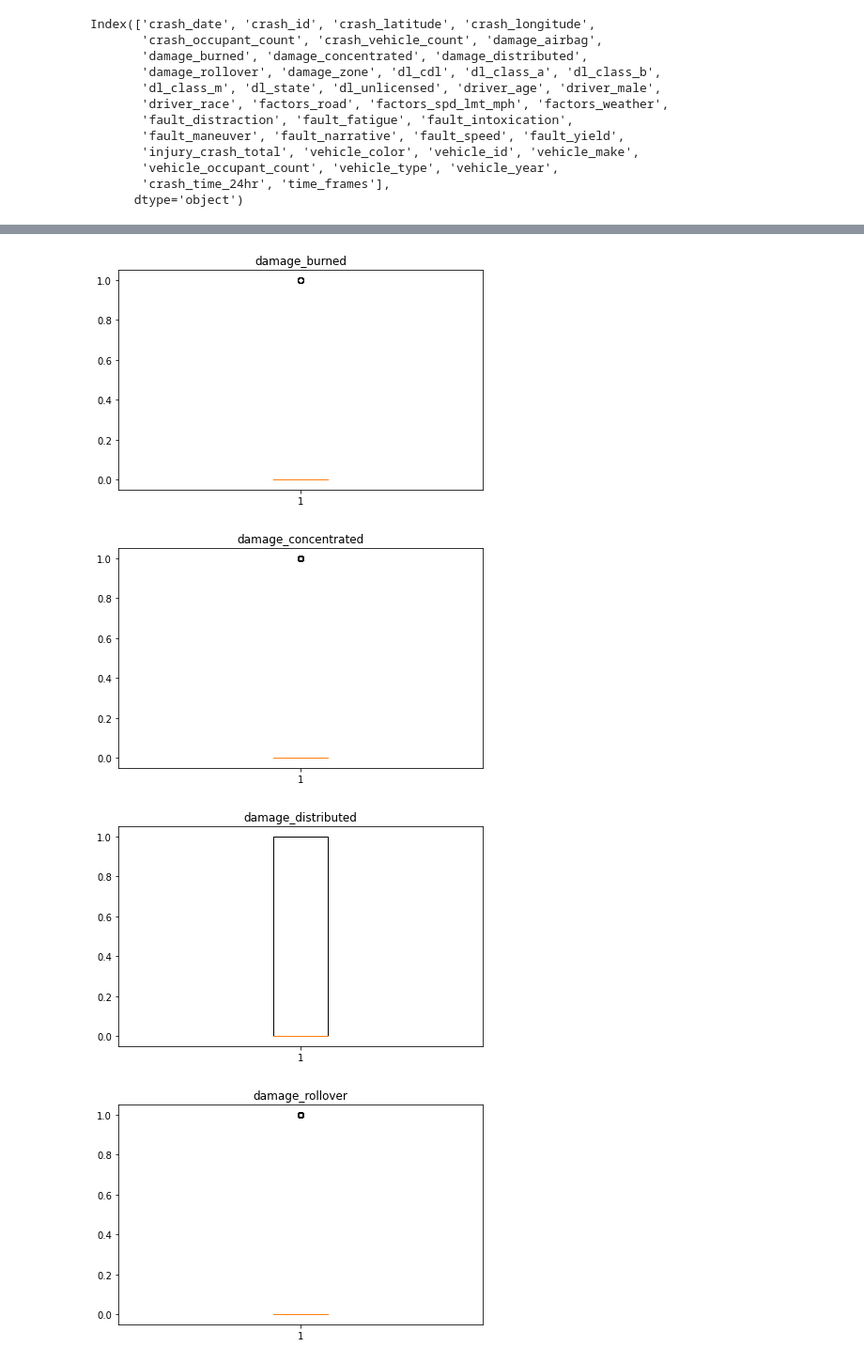
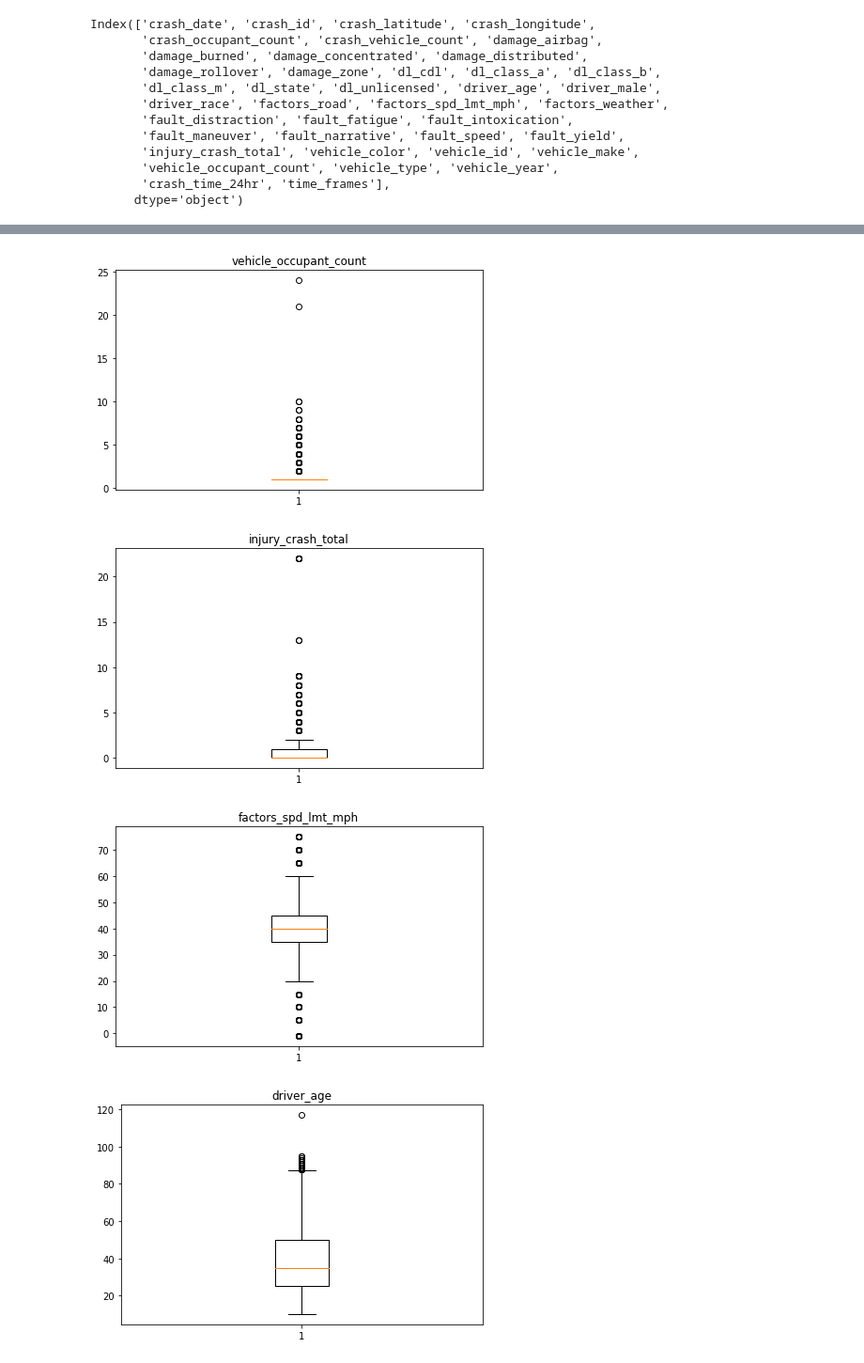
Before and after one commit to RAXR-Capstone/project_danger_zone, a Jupyter notebook: work_space/RobertWorkspace/robert_scratch-Copy1.ipynb, the cells around one changed output, grey strips where cells are left out. Shown at 94% size. Cells and saved outputs as stored; diff of their text form; code cells hidden in the pictures.

```diff
--- a/work_space/RobertWorkspace/robert_scratch-Copy1.ipynb
+++ b/work_space/RobertWorkspace/robert_scratch-Copy1.ipynb
@@ -280,5 +282,5 @@ for col in X_train_scaled[quant_vars]:
 # %%
-for col in X_train_scaled[cat_vars]:
+for col in X_train_scaled[quant_vars]:
     plt.figure(figsize=(6,4))
     plt.boxplot(X_train_scaled[col])
     plt.title(col)
@@ -289,4 +291,4 @@ for col in X_train_scaled[cat_vars]:
-[figure, old version]
+[figure, new version]
-[figure, old version]
+[figure, new version]
-[figure, old version]
+[figure, new version]
-[figure, old version]
+[figure, new version]
```
Also changed, not shown: parts of 141 cells of this notebook.
